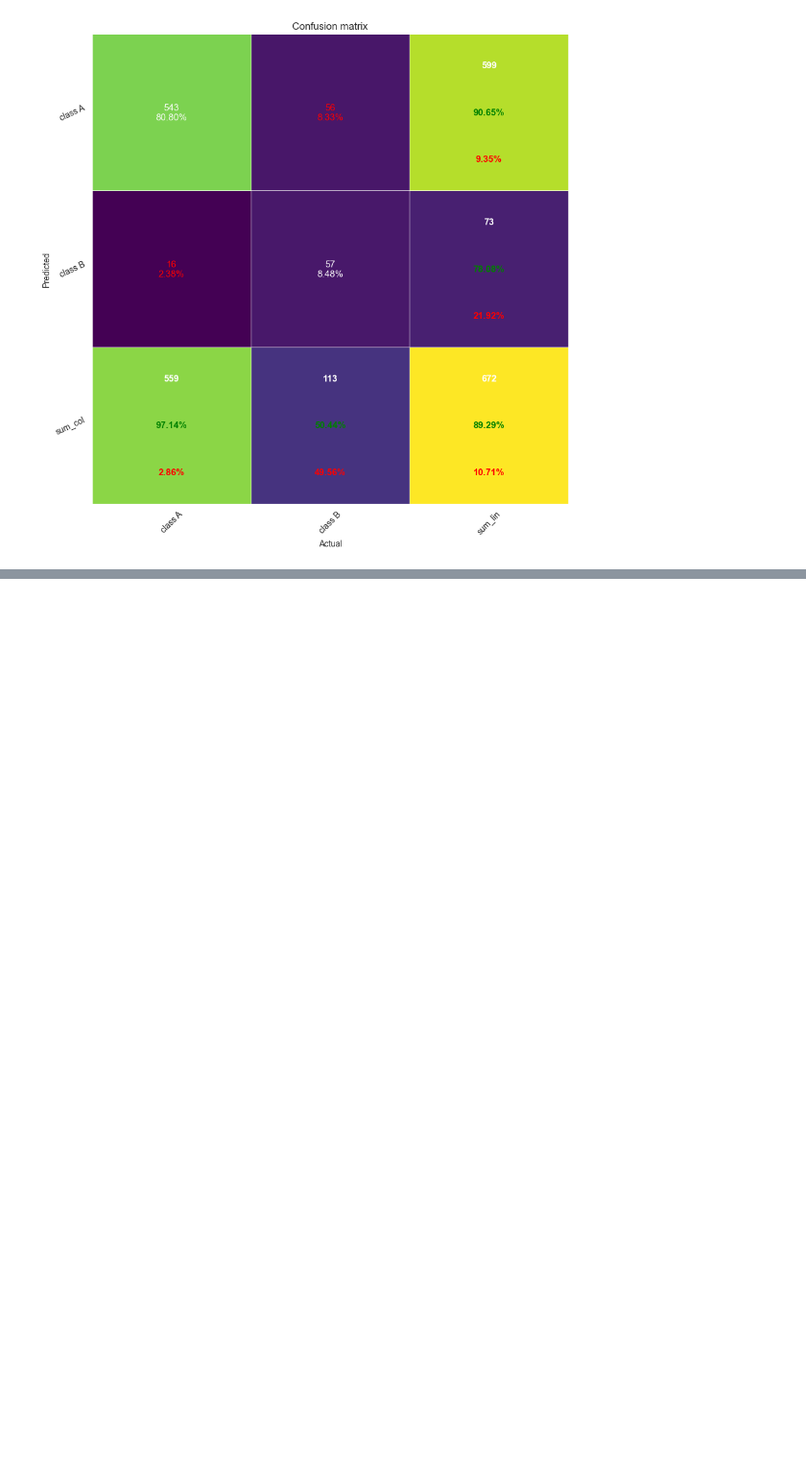
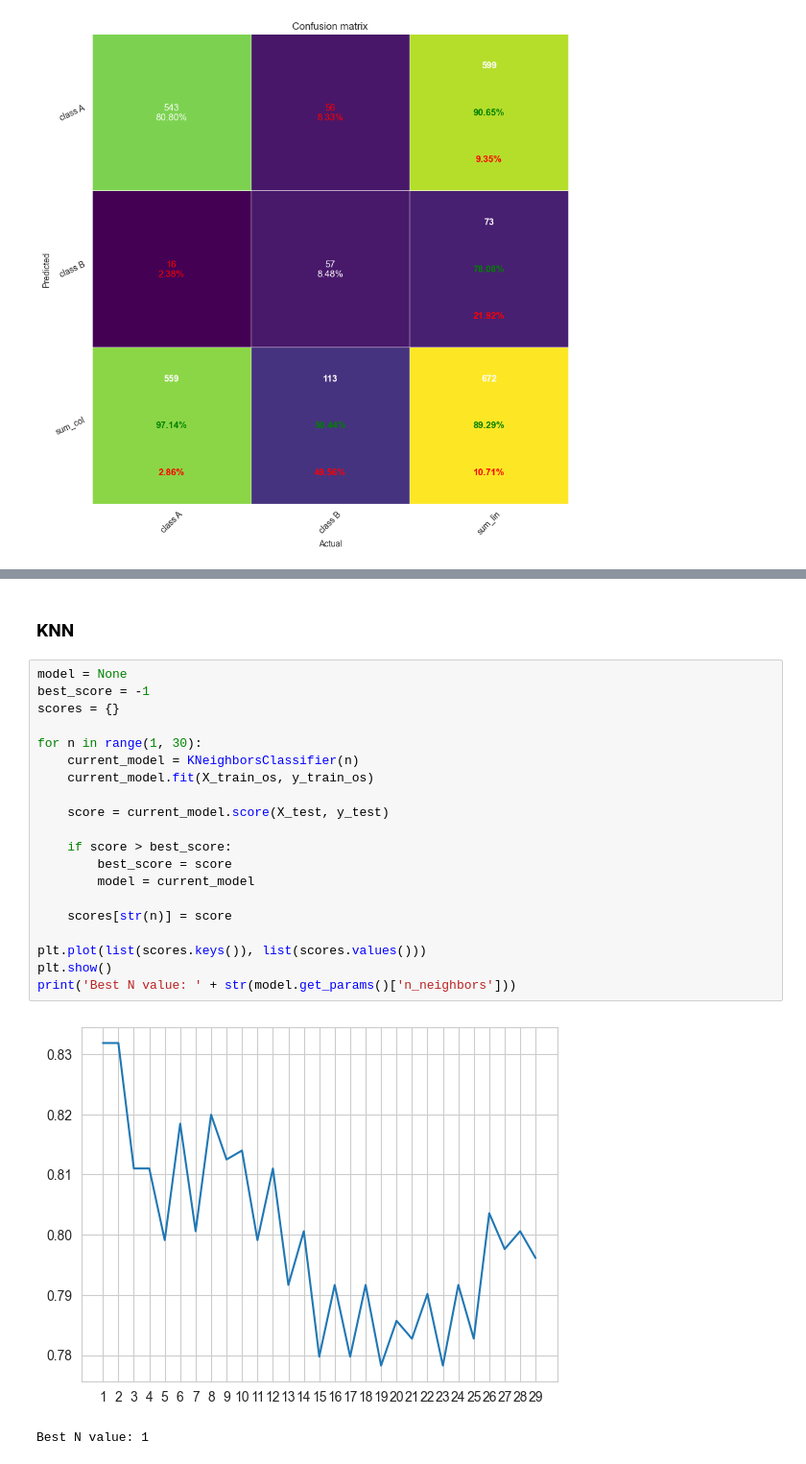
Before and after one commit to veneta13/Customer-Classifier, a Jupyter notebook: notebook/customer_classifier.ipynb, the cells around one changed output, grey strips where cells are left out. Shown at 96% size. Saved outputs shown, nothing was run; the diff lists cells and outputs as text; blank space fills up the shorter version.

```diff
--- a/notebook/customer_classifier.ipynb
+++ b/notebook/customer_classifier.ipynb
@@ -1235,0 +1306,25 @@ pp_matrix_from_data(y_test, y_pred, cmap='viridis', figsize=[2, 2])
+# %% [markdown]
+### KNN
+# %%
+model = None
+best_score = -1
+scores = {}
+
+for n in range(1, 30):
+    current_model = KNeighborsClassifier(n)
+    current_model.fit(X_train_os, y_train_os)
+
+    score = current_model.score(X_test, y_test)
+
+    if score > best_score:
+        best_score = score
+        model = current_model
+
+    scores[str(n)] = score
+
+plt.plot(list(scores.keys()), list(scores.values()))
+plt.show()
+print('Best N value: ' + str(model.get_params()['n_neighbors']))
+# %% [output]
+[figure, added]
+Best N value: 1
```
Also changed, not shown: parts of 71 cells of this notebook.
